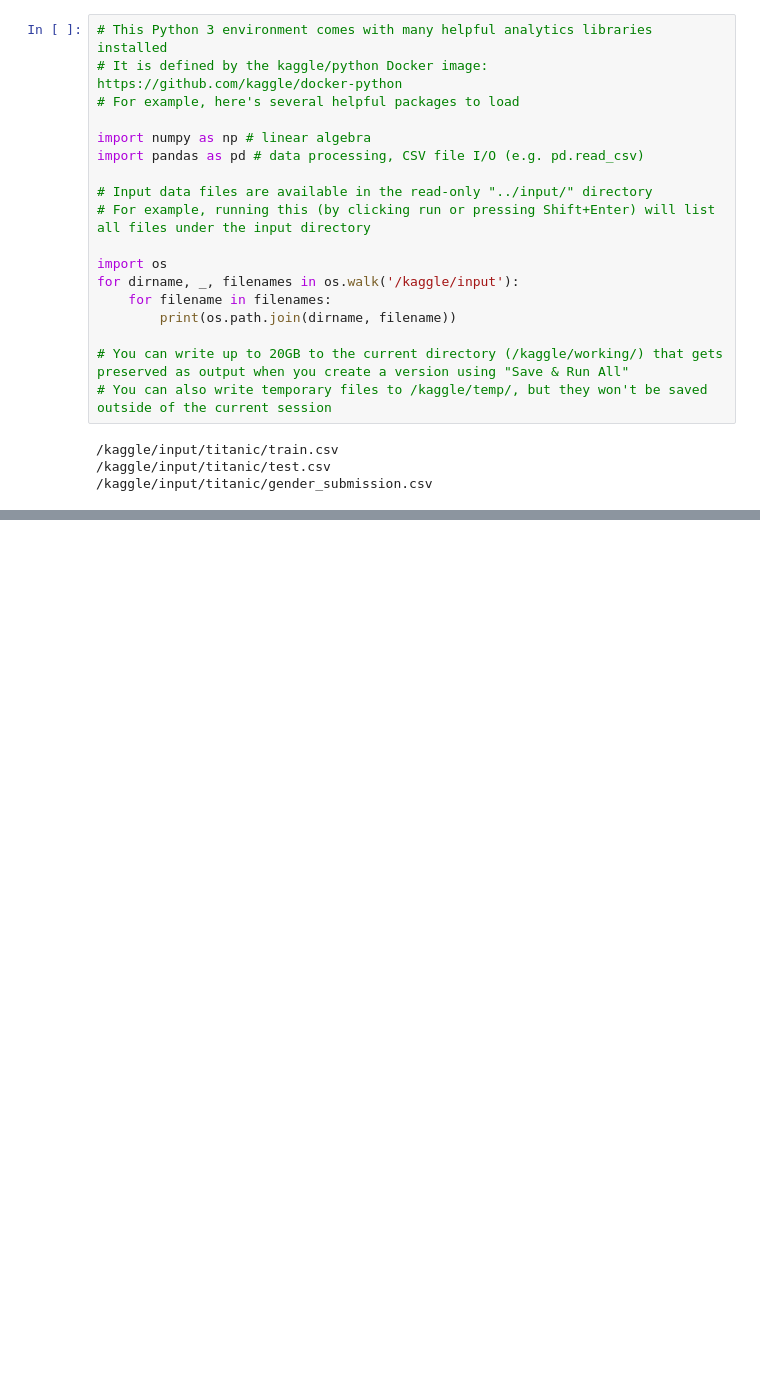
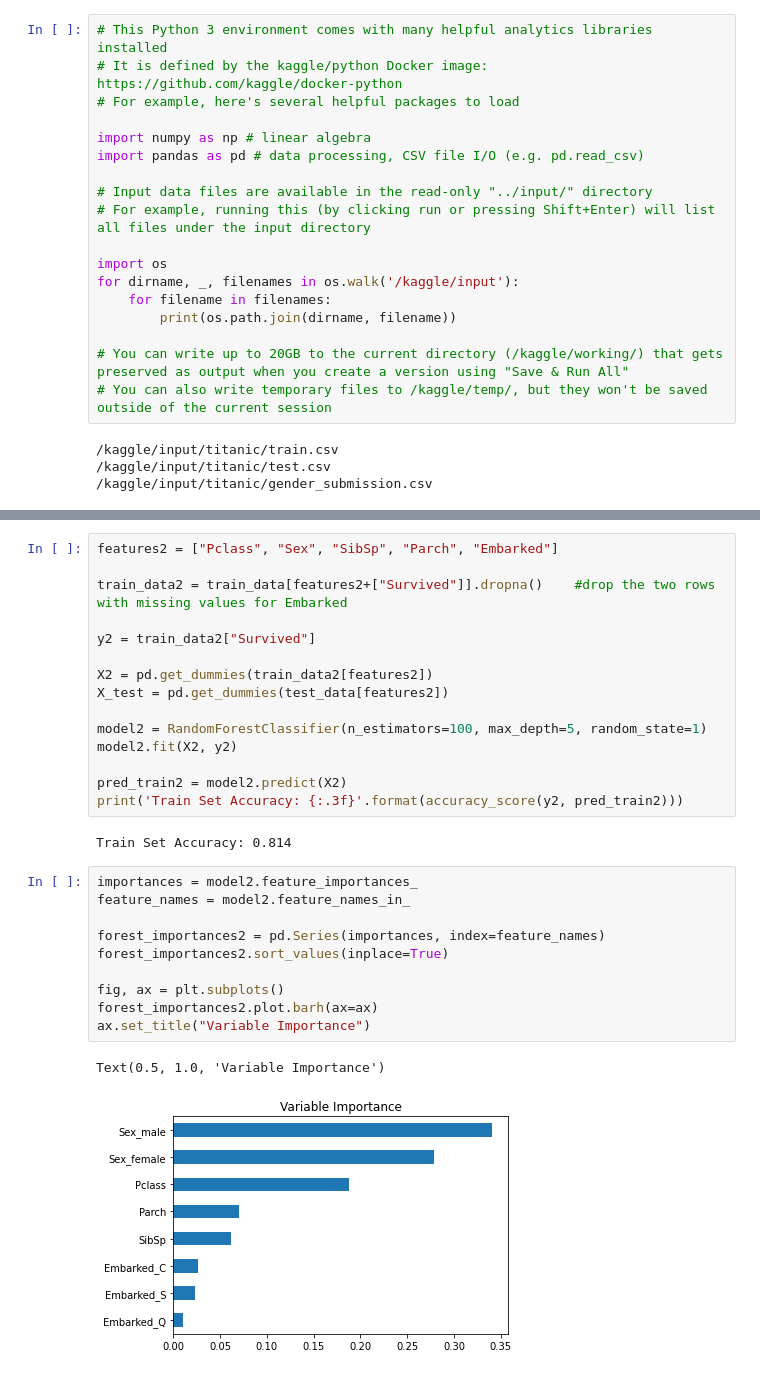
Before and after one commit to mgrow1/kaggle, a Jupyter notebook: titanic-survivor-predictions.ipynb, the cells around one changed output, grey strips where cells are left out. Cells and saved outputs as stored; diff of their text form; blank space fills up the shorter version.

Commit message:
Kaggle Notebook | Titanic Survivor Predictions | Version 2

```diff
--- a/titanic-survivor-predictions.ipynb
+++ b/titanic-survivor-predictions.ipynb
@@ -64,0 +104,30 @@ Train Set Accuracy: 0.816
+# %%
+features2 = ["Pclass", "Sex", "SibSp", "Parch", "Embarked"]
+
+train_data2 = train_data[features2+["Survived"]].dropna()    #drop the two rows with missing values for Embarked
+
+y2 = train_data2["Survived"]
+
+X2 = pd.get_dummies(train_data2[features2])
+X_test = pd.get_dummies(test_data[features2])
+
+model2 = RandomForestClassifier(n_estimators=100, max_depth=5, random_state=1)
+model2.fit(X2, y2)
+
+pred_train2 = model2.predict(X2)
+print('Train Set Accuracy: {:.3f}'.format(accuracy_score(y2, pred_train2)))
+# %% [output]
+Train Set Accuracy: 0.814
+# %%
+importances = model2.feature_importances_
+feature_names = model2.feature_names_in_
+
+forest_importances2 = pd.Series(importances, index=feature_names)
+forest_importances2.sort_values(inplace=True)
+
+fig, ax = plt.subplots()
+forest_importances2.plot.barh(ax=ax)
+ax.set_title("Variable Importance")
+# %% [output]
+Text(0.5, 1.0, 'Variable Importance')
+[figure, added]
```
Also changed, not shown: parts of 8 cells of this notebook.
